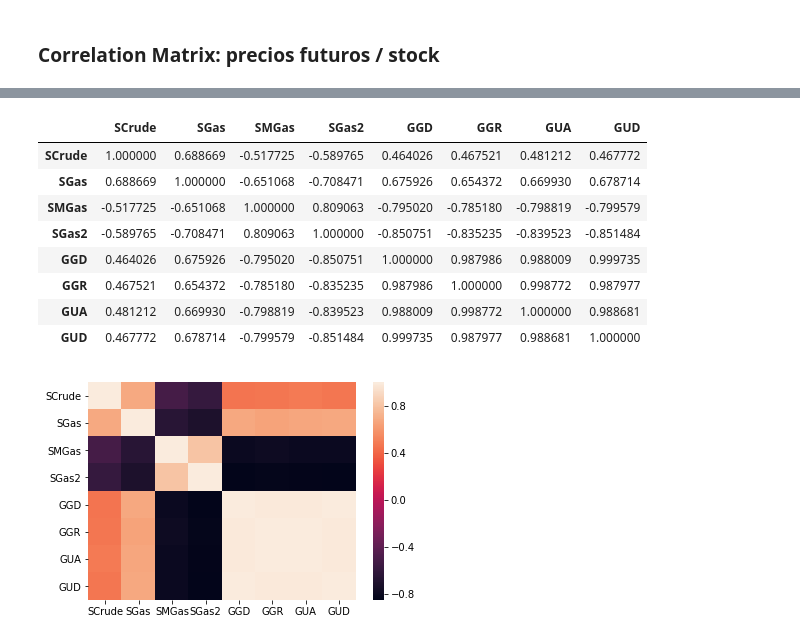
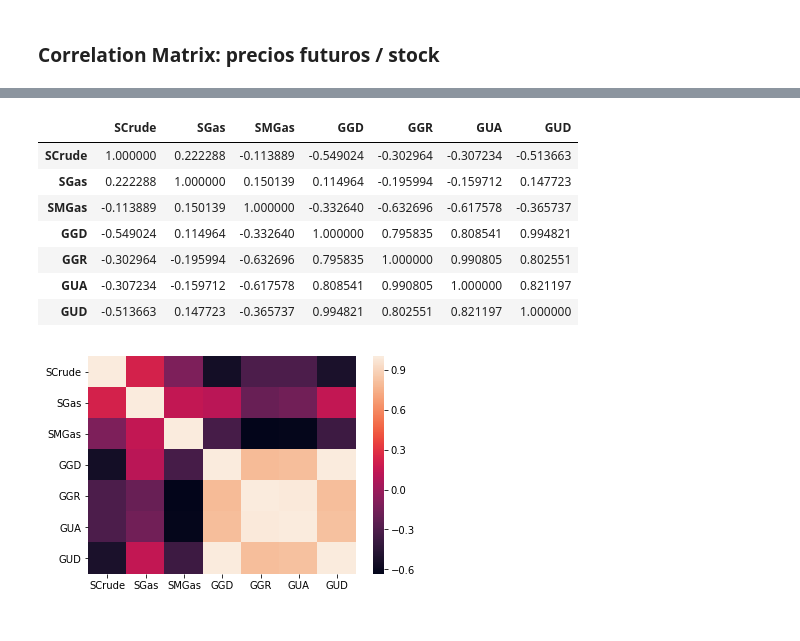
Before and after one commit to carlosqu/TesisUniandes, a Jupyter notebook: Desc+CORR_Stock&prices_v2.ipynb, the cells around one changed output, grey strips where cells are left out. Drawn from its saved outputs; the diff is of its cells as text; code cells hidden in the pictures.

```diff
--- a/Desc+CORR_Stock&prices_v2.ipynb
+++ b/Desc+CORR_Stock&prices_v2.ipynb
@@ -645,11 +780,10 @@ plt.show()
 # 'Weekly U.S. No 2 Diesel Retail Prices  (Dollars per Gallon)'
 
 
-Z=sg3[[
+Z=sg4[[
         'Weekly Gulf Coast (PADD 3) Ending Stocks excluding SPR of Crude Oil  (Thousand Barrels)',
         'Weekly Gulf Coast (PADD 3) Ending Stocks of Total Gasoline  (Thousand Barrels)',
         'Weekly Gulf Coast (PADD 3) Ending Stocks of Finished Motor Gasoline  (Thousand Barrels)',
-        'Weekly Gulf Coast (PADD 3) Ending Stocks of Reformulated Motor Gasoline  (Thousand Barrels)',
         'Weekly Gulf Coast No 2 Diesel Retail Prices  (Dollars per Gallon)',
         'Weekly Gulf Coast Regular All Formulations Retail Gasoline Prices  (Dollars per Gallon)',
         'Weekly U.S. All Grades All Formulations Retail Gasoline Prices  (Dollars per Gallon)',
@@ -660,7 +794,6 @@ Z=Z.rename(columns={
                     'Weekly Gulf Coast (PADD 3) Ending Stocks excluding SPR of Crude Oil  (Thousand Barrels)':"SCrude",
                     'Weekly Gulf Coast (PADD 3) Ending Stocks of Total Gasoline  (Thousand Barrels)':"SGas",
                     'Weekly Gulf Coast (PADD 3) Ending Stocks of Finished Motor Gasoline  (Thousand Barrels)':"SMGas",
-                    'Weekly Gulf Coast (PADD 3) Ending Stocks of Reformulated Motor Gasoline  (Thousand Barrels)':"SGas2",
                     'Weekly Gulf Coast No 2 Diesel Retail Prices  (Dollars per Gallon)':"GGD",
                     'Weekly Gulf Coast Regular All Formulations Retail Gasoline Prices  (Dollars per Gallon)':"GGR",
                     'Weekly U.S. All Grades All Formulations Retail Gasoline Prices  (Dollars per Gallon)':"GUA",
@@ -682,20 +809,19 @@ Z.shape
 # %%
 #finally...
-corr3=Z.corr()
+corr4=Z.corr()
 Z.corr()
 # %% [output]
-|  | SCrude | SGas | SMGas | SGas2 | GGD | GGR | GUA | GUD |
-| SCrude | 1.000000 | 0.688669 | -0.517725 | -0.589765 | 0.464026 | 0.467521 | 0.481212 | 0.467772 |
-| SGas | 0.688669 | 1.000000 | -0.651068 | -0.708471 | 0.675926 | 0.654372 | 0.669930 | 0.678714 |
-| SMGas | -0.517725 | -0.651068 | 1.000000 | 0.809063 | -0.795020 | -0.785180 | -0.798819 | -0.799579 |
-| SGas2 | -0.589765 | -0.708471 | 0.809063 | 1.000000 | -0.850751 | -0.835235 | -0.839523 | -0.851484 |
-| GGD | 0.464026 | 0.675926 | -0.795020 | -0.850751 | 1.000000 | 0.987986 | 0.988009 | 0.999735 |
-| GGR | 0.467521 | 0.654372 | -0.785180 | -0.835235 | 0.987986 | 1.000000 | 0.998772 | 0.987977 |
-| GUA | 0.481212 | 0.669930 | -0.798819 | -0.839523 | 0.988009 | 0.998772 | 1.000000 | 0.988681 |
-| GUD | 0.467772 | 0.678714 | -0.799579 | -0.851484 | 0.999735 | 0.987977 | 0.988681 | 1.000000 |
+|  | SCrude | SGas | SMGas | GGD | GGR | GUA | GUD |
+| SCrude | 1.000000 | 0.222288 | -0.113889 | -0.549024 | -0.302964 | -0.307234 | -0.513663 |
+| SGas | 0.222288 | 1.000000 | 0.150139 | 0.114964 | -0.195994 | -0.159712 | 0.147723 |
+| SMGas | -0.113889 | 0.150139 | 1.000000 | -0.332640 | -0.632696 | -0.617578 | -0.365737 |
+| GGD | -0.549024 | 0.114964 | -0.332640 | 1.000000 | 0.795835 | 0.808541 | 0.994821 |
+| GGR | -0.302964 | -0.195994 | -0.632696 | 0.795835 | 1.000000 | 0.990805 | 0.802551 |
+| GUA | -0.307234 | -0.159712 | -0.617578 | 0.808541 | 0.990805 | 1.000000 | 0.821197 |
+| GUD | -0.513663 | 0.147723 | -0.365737 | 0.994821 | 0.802551 | 0.821197 | 1.000000 |
 # %%
 #graphically
-sb.heatmap(corr3,xticklabels=Z.corr().columns.values,yticklabels=Z.corr().columns.values)
+sb.heatmap(corr4,xticklabels=Z.corr().columns.values,yticklabels=Z.corr().columns.values)
 plt.show()
 # %% [output]
-[figure, old version]
+[figure, new version]
```
Also changed, not shown: parts of 16 cells of this notebook.
